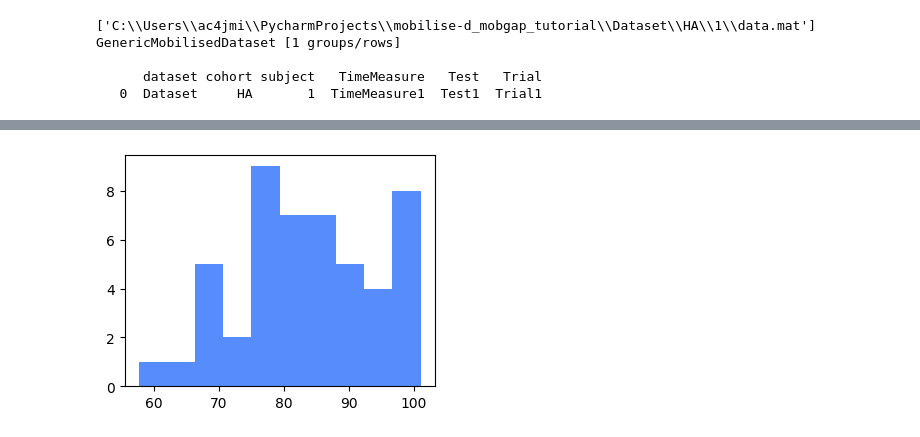
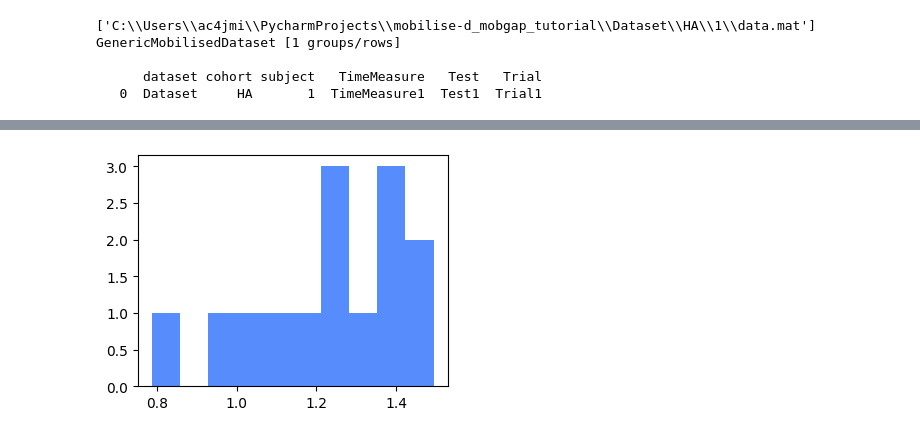
Before and after one commit to uos-mobgap/mobilise-d_mobgap_tutorial, a Jupyter notebook: MobGap_Tutorial.ipynb, the cells around one changed output, grey strips where cells are left out. Saved outputs shown, nothing was run; the diff lists cells and outputs as text; code cells hidden in the pictures.

```diff
--- a/MobGap_Tutorial.ipynb
+++ b/MobGap_Tutorial.ipynb
@@ -229,6 +235,6 @@ display(pipeline.per_wb_parameters_.head(5))     # first 5 per-walking-bout para
 # %%
 plt.figure(figsize = (4, 3))
-plt.hist(pipeline.per_wb_parameters_["cadence_spm"], bins = 10)
+plt.hist(pipeline.per_wb_parameters_["stride_duration_s"], bins = 10)
 plt.show()
 # %% [output]
-[figure, old version]
+[figure, new version]
```
Also changed, not shown: parts of 9 cells of this notebook.
